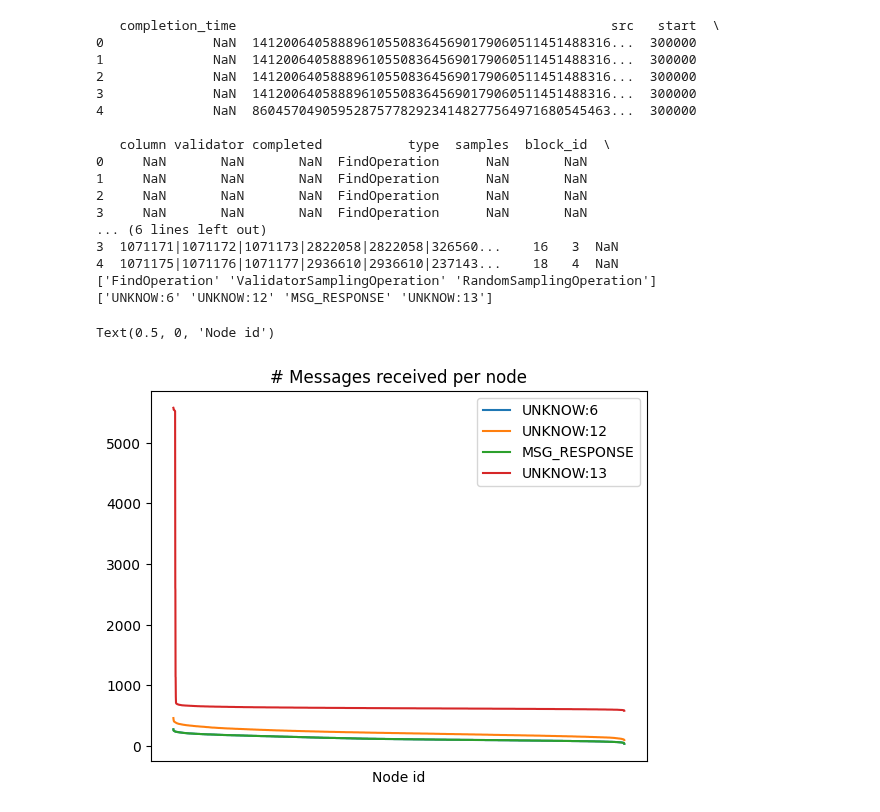
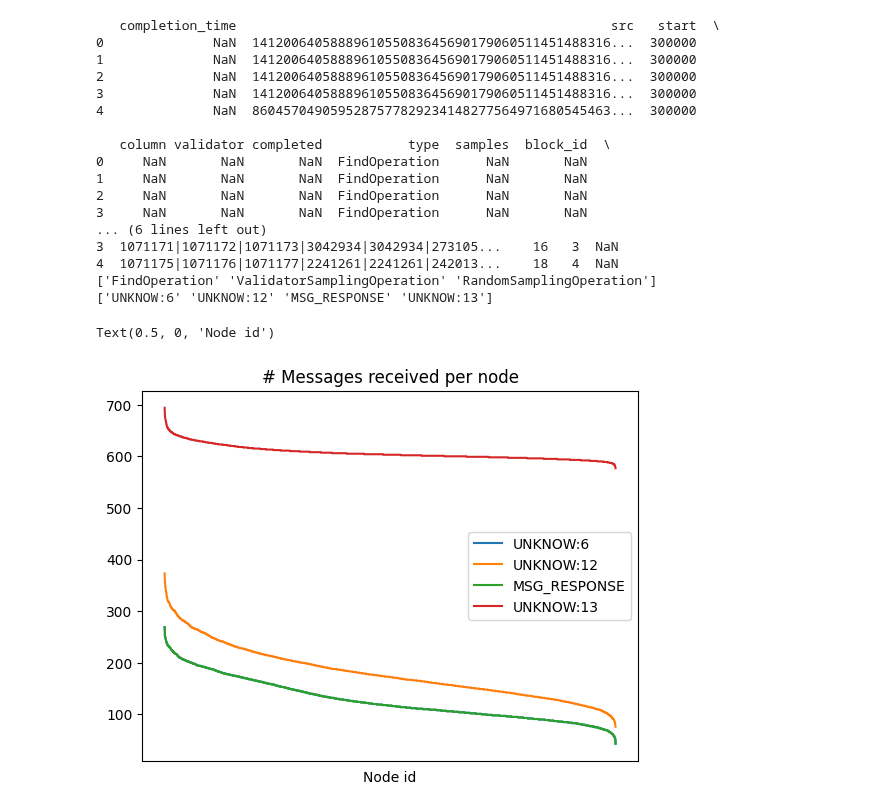
Before and after one commit to datahop/kademlia-simulator, a Jupyter notebook: simulator/python/graphs_evil.ipynb, the cells around one changed output. Saved outputs shown, nothing was run; the diff lists cells and outputs as text; code cells hidden in the pictures.

Commit message:
graphs fix

```diff
--- a/simulator/python/graphs_evil.ipynb
+++ b/simulator/python/graphs_evil.ipynb
@@ -3,8 +3,8 @@ from matplotlib import pyplot as plt
 import numpy as np
 import pandas as pd
 
-ops_path = "../logsEvilTest0.0/operation.csv"
-msgs_path = "../logsEvilTest0.0/messages.csv"
+ops_path = "../logsTest0.0/operation.csv"
+msgs_path = "../logsTest0.0/messages.csv"
 
 op_df = pd.read_csv(ops_path,index_col=False)
 msg_df = pd.read_csv(msgs_path,index_col=False)
@@ -19,36 +19,36 @@ print(msg_df['type'].unique())
 
 msg_df2 = msg_df.loc[(msg_df['dst'] !='83814183170291850251680823880522715558189094423550585243365458794131648333116')]
 for types in msg_types:
     #print(types)
     df2 = msg_df2.loc[(msg_df2['type'] == types)]
     df2['dst'].value_counts().plot(ax=ax1, kind='line', xticks=[], title="Message received by node", label=types)
 
     #print(df2['dst'])
 
 ax1.legend()
 
 ax1.set_title("# Messages received per node")
 ax1.set_xlabel("Node id")
 # %% [output]
    completion_time                                                src   start  \
 0              NaN  1412006405888961055083645690179060511451488316...  300000
 1              NaN  1412006405888961055083645690179060511451488316...  300000
 2              NaN  1412006405888961055083645690179060511451488316...  300000
 3              NaN  1412006405888961055083645690179060511451488316...  300000
 4              NaN  8604570490595287577829234148277564971680545463...  300000
 
    column validator completed           type  samples  block_id  \
 0     NaN       NaN       NaN  FindOperation      NaN       NaN
 1     NaN       NaN       NaN  FindOperation      NaN       NaN
 2     NaN       NaN       NaN  FindOperation      NaN       NaN
 3     NaN       NaN       NaN  FindOperation      NaN       NaN
 ... (6 lines left out)
-3  1071171|1071172|1071173|2822058|2822058|326560...    16   3  NaN
-4  1071175|1071176|1071177|2936610|2936610|237143...    18   4  NaN
+3  1071171|1071172|1071173|3042934|3042934|273105...    16   3  NaN
+4  1071175|1071176|1071177|2241261|2241261|242013...    18   4  NaN
 ['FindOperation' 'ValidatorSamplingOperation' 'RandomSamplingOperation']
 ['UNKNOW:6' 'UNKNOW:12' 'MSG_RESPONSE' 'UNKNOW:13']
 Text(0.5, 0, 'Node id')
-[figure, old version]
+[figure, new version]
 # %%
 
 fig2, ax2 = plt.subplots()
```
Also changed, not shown: parts of 8 cells of this notebook.
